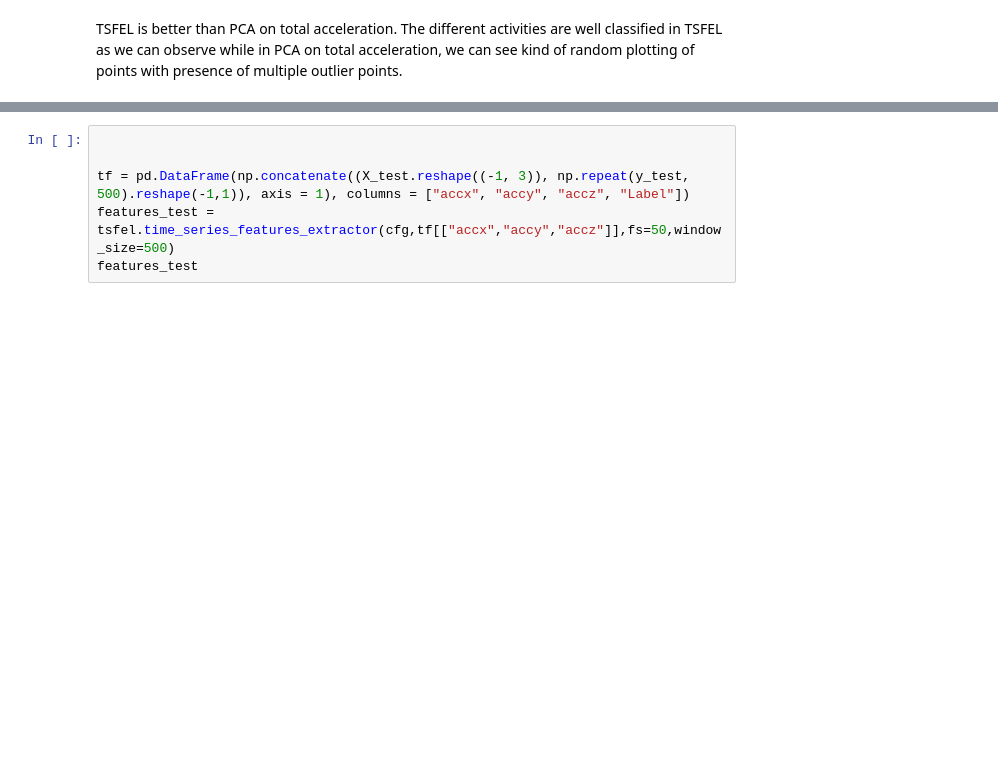
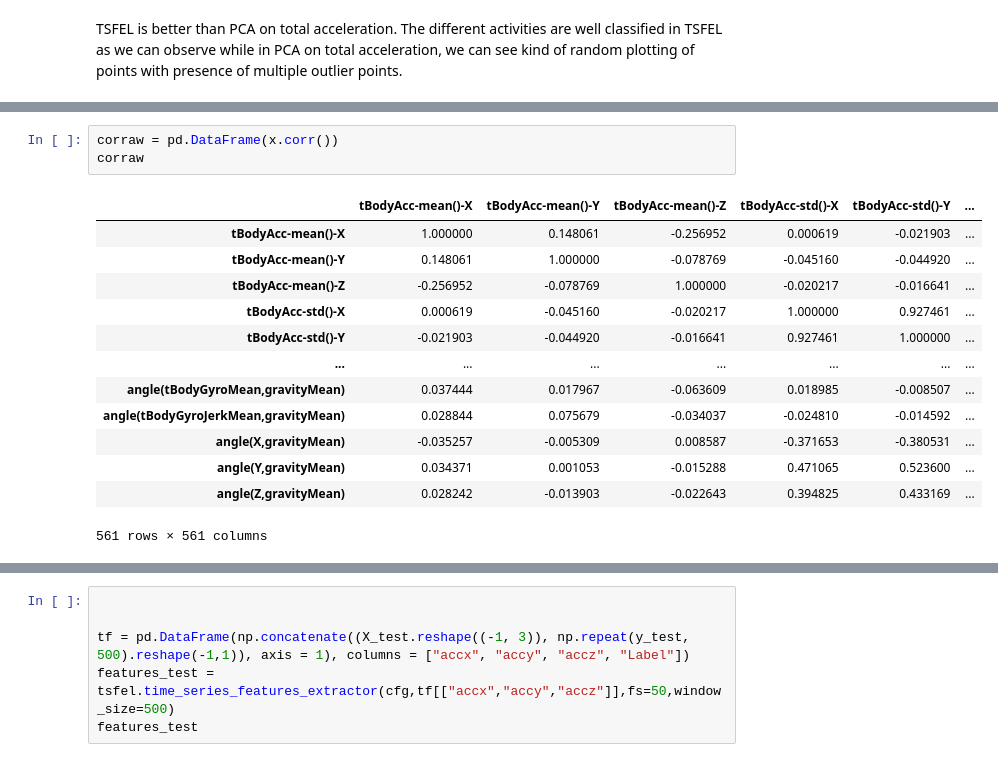
Before and after one commit to Reckadon/ES335-ML-Assignment-1, a Jupyter notebook: T1&2.ipynb, the cells around one changed output, grey strips where cells are left out. Cells and saved outputs as stored; diff of their text form; blank space fills up the shorter version.

```diff
--- a/T1&2.ipynb
+++ b/T1&2.ipynb
@@ -411,3 +409,20 @@ UsageError: Line magic function `%%capture` not found.
+# %%
+corraw = pd.DataFrame(x.corr())
+corraw
+# %% [output]
+|  | tBodyAcc-mean()-X | tBodyAcc-mean()-Y | tBodyAcc-mean()-Z | tBodyAcc-std()-X | tBodyAcc-std()-Y | ... |
+| tBodyAcc-mean()-X | 1.000000 | 0.148061 | -0.256952 | 0.000619 | -0.021903 | ... |
+| tBodyAcc-mean()-Y | 0.148061 | 1.000000 | -0.078769 | -0.045160 | -0.044920 | ... |
+| tBodyAcc-mean()-Z | -0.256952 | -0.078769 | 1.000000 | -0.020217 | -0.016641 | ... |
+| tBodyAcc-std()-X | 0.000619 | -0.045160 | -0.020217 | 1.000000 | 0.927461 | ... |
+| tBodyAcc-std()-Y | -0.021903 | -0.044920 | -0.016641 | 0.927461 | 1.000000 | ... |
+| ... | ... | ... | ... | ... | ... | ... |
+| angle(tBodyGyroMean,gravityMean) | 0.037444 | 0.017967 | -0.063609 | 0.018985 | -0.008507 | ... |
+| angle(tBodyGyroJerkMean,gravityMean) | 0.028844 | 0.075679 | -0.034037 | -0.024810 | -0.014592 | ... |
+| angle(X,gravityMean) | -0.035257 | -0.005309 | 0.008587 | -0.371653 | -0.380531 | ... |
+| angle(Y,gravityMean) | 0.034371 | 0.001053 | -0.015288 | 0.471065 | 0.523600 | ... |
+| angle(Z,gravityMean) | 0.028242 | -0.013903 | -0.022643 | 0.394825 | 0.433169 | ... |
+561 rows × 561 columns
 # %%
 # Applying Decision Tree Classifier on Combined data provided of acceleration in x,y,z directions.
 
```
Also changed, not shown: parts of 7 cells of this notebook.
